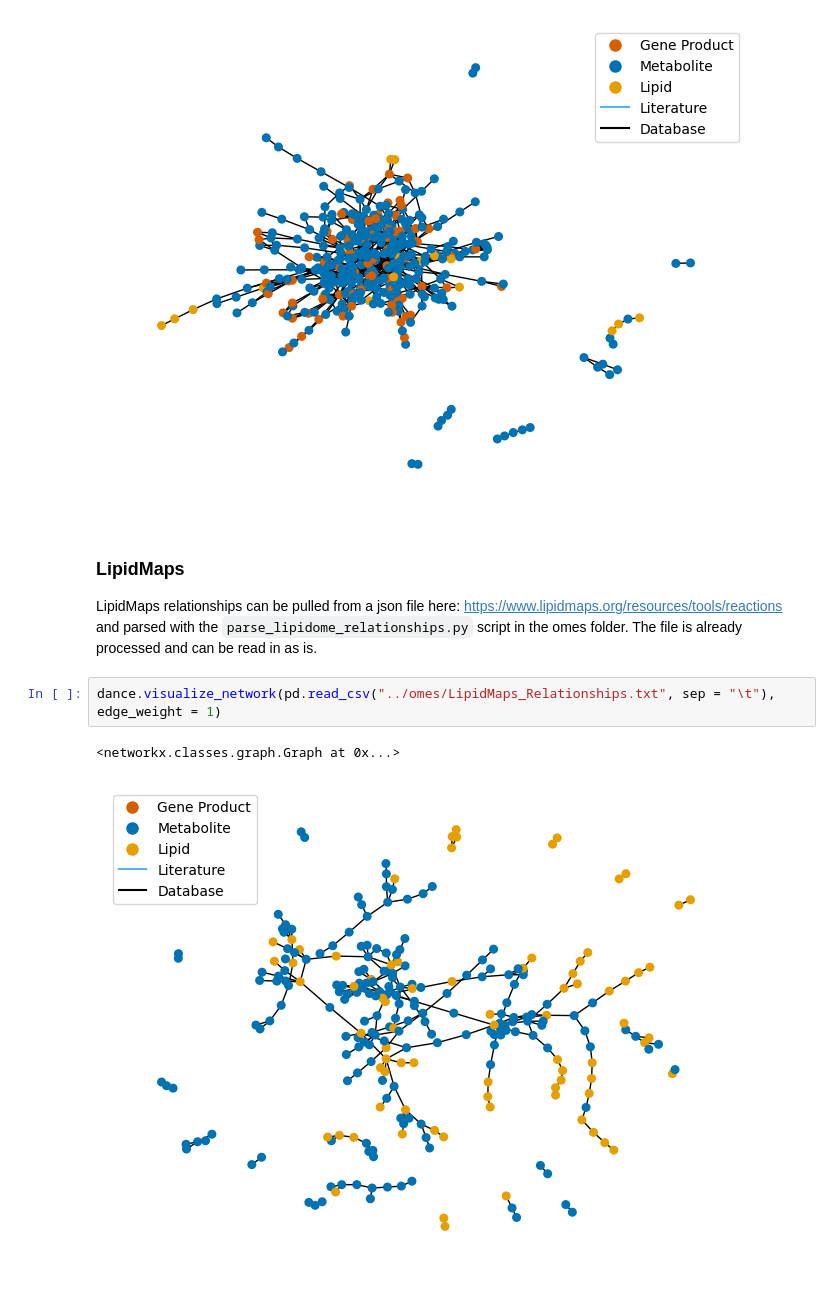
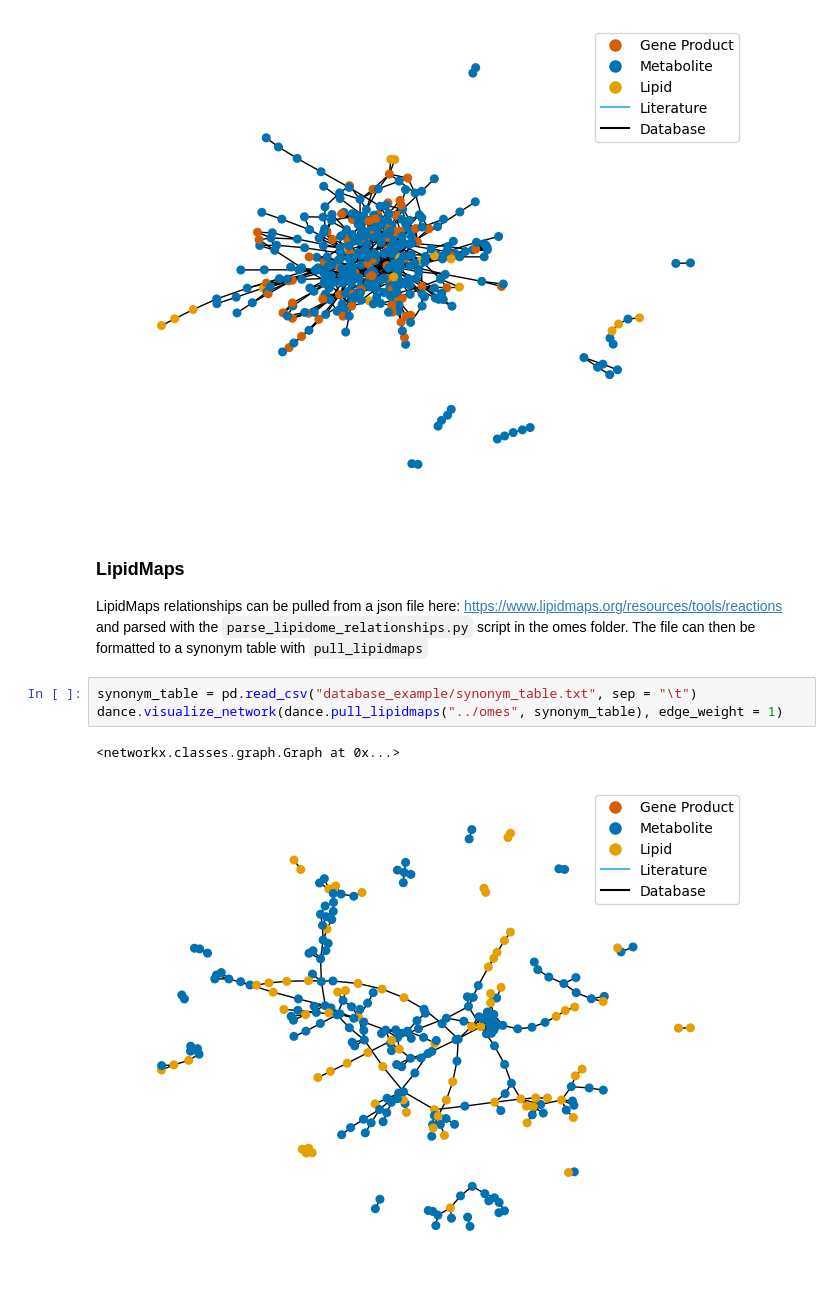
Before and after one commit to PNNL-Predictive-Phenomics/DancePartner, a Jupyter notebook: vignettes/how_to_pull_from_databases.ipynb, the cells around one changed output. Cells and saved outputs as stored; diff of their text form.

Commit message:
Saving parser for lipidmaps

```diff
--- a/vignettes/how_to_pull_from_databases.ipynb
+++ b/vignettes/how_to_pull_from_databases.ipynb
@@ -103,9 +103,10 @@ dance.visualize_network(pd.read_csv("./database_example/bsu_kegg.txt", sep = "\t
 # %% [markdown]
 ### LipidMaps
 
-LipidMaps relationships can be pulled from a json file here: https://www.lipidmaps.org/resources/tools/reactions and parsed with the `parse_lipidome_relationships.py` script in the omes folder. The file is already processed and can be read in as is.
+LipidMaps relationships can be pulled from a json file here: https://www.lipidmaps.org/resources/tools/reactions and parsed with the `parse_lipidome_relationships.py` script in the omes folder. The file can then be formatted to a synonym table with `pull_lipidmaps`
 # %%
-dance.visualize_network(pd.read_csv("../omes/LipidMaps_Relationships.txt", sep = "\t"), edge_weight = 1)
+synonym_table = pd.read_csv("database_example/synonym_table.txt", sep = "\t")
+dance.visualize_network(dance.pull_lipidmaps("../omes", synonym_table), edge_weight = 1)
 # %% [output]
 <networkx.classes.graph.Graph at 0x...>
-[figure, old version]
+[figure, new version]
```
Also changed, not shown: parts of 1 cell of this notebook, 1 other file.
